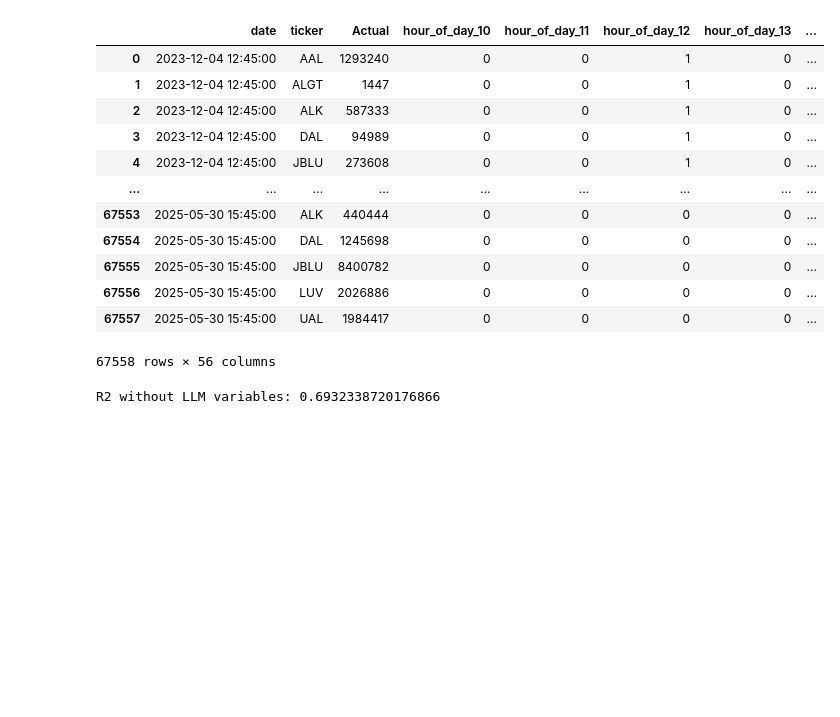
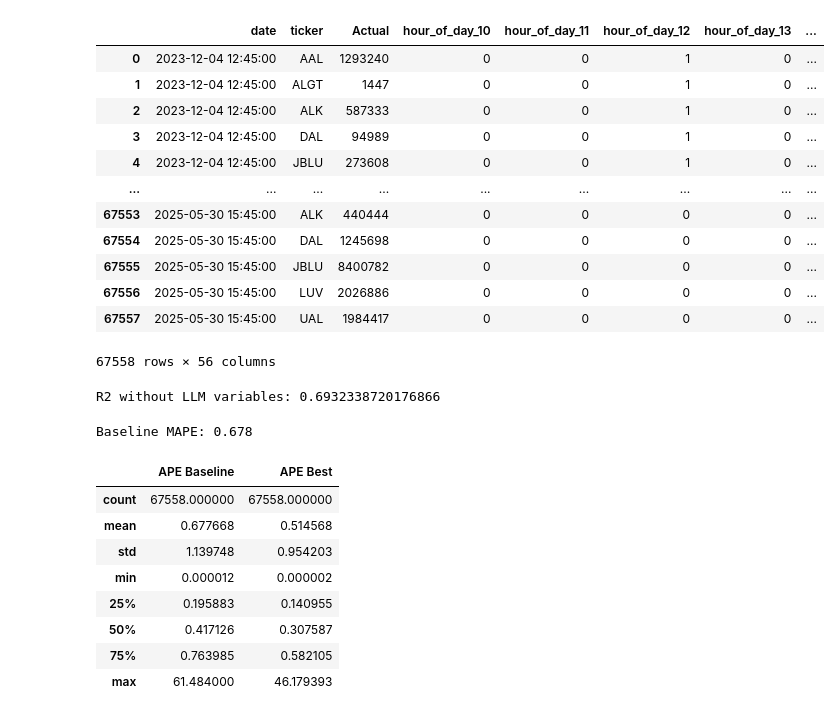
Before and after one commit to svanomm/sentiment-volume-forecasting, a Jupyter notebook: Scripts/05 Models/05 Comparing Model Results.ipynb, the cells around one changed output. Cells and saved outputs as stored; diff of their text form; code cells hidden in the pictures; blank space fills up the shorter version.

```diff
--- a/Scripts/05 Models/05 Comparing Model Results.ipynb
+++ b/Scripts/05 Models/05 Comparing Model Results.ipynb
@@ -295,3 +288,25 @@ gt_table = gt_table.tab_source_note(f"Note: Models trained on data from {start_d
 #gt_table.write_raw_html('../../output/r2_table_overall.html')
 with open('../../output/mape_table_overall.tex', 'w') as f:
     f.write(gt_table.as_latex(tbl_pos="H").replace('<NA>', '').replace('caption*', 'caption').replace('{\large','{'))
+# %%
+# Baseline MAPE
+baseline_mape = mape(predictions['Actual'], predictions['Predicted Baseline'])
+print(f"Baseline MAPE: {baseline_mape:.3f}")
+# %% [output]
+Baseline MAPE: 0.678
+# %%
+# Median absolute percentage error
+mmape = predictions.copy()
+mmape['APE Baseline'] = np.abs((predictions['Actual'] - predictions['Predicted Baseline']) / predictions['Actual'])
+mmape['APE Best']     = np.abs((predictions['Actual'] - predictions['Predicted (LightGBM) (all_tuned_retrained)']) / predictions['Actual'])
+mmape[['APE Baseline', 'APE Best']].describe()
+# %% [output]
+|  | APE Baseline | APE Best |
+| count | 67558.000000 | 67558.000000 |
+| mean | 0.677668 | 0.514568 |
+| std | 1.139748 | 0.954203 |
+| min | 0.000012 | 0.000002 |
+| 25% | 0.195883 | 0.140955 |
+| 50% | 0.417126 | 0.307587 |
+| 75% | 0.763985 | 0.582105 |
+| max | 61.484000 | 46.179393 |
```
Also changed, not shown: parts of 2 cells of this notebook, 8 other files.
